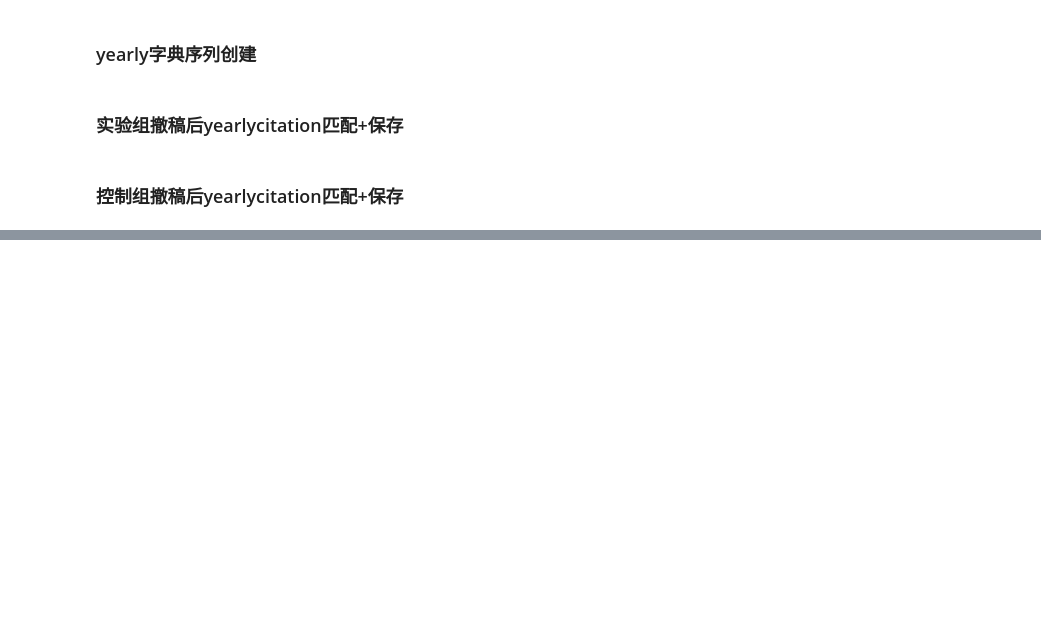
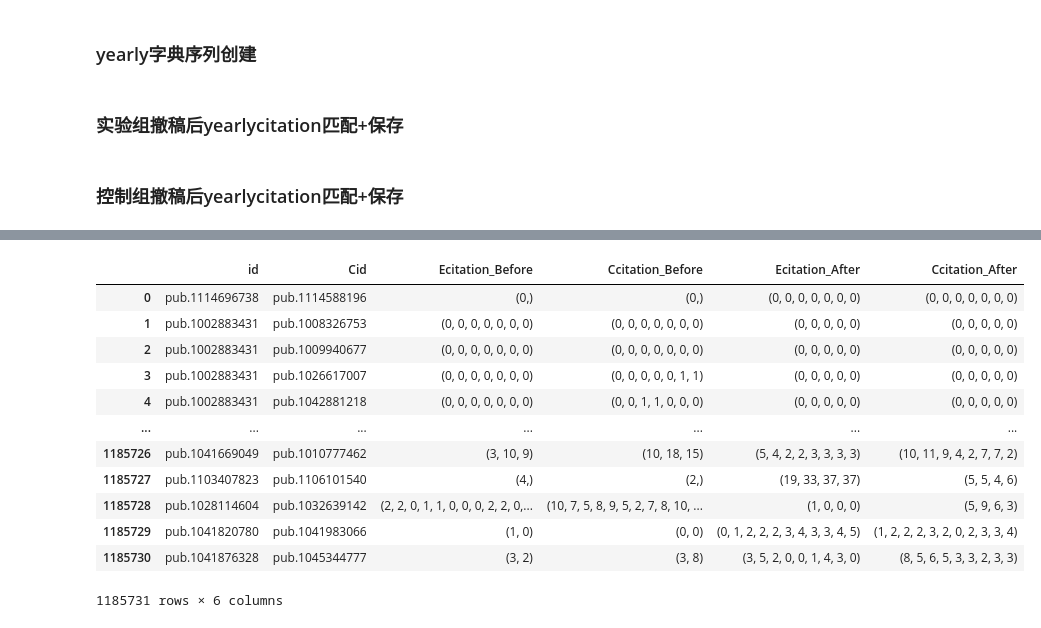
Before and after one commit to moonnotwhite30/notebook-backup, a Jupyter notebook: 2025_09_05.ipynb, the cells around one changed output, grey strips where cells are left out. Saved outputs shown, nothing was run; the diff lists cells and outputs as text; code cells hidden in the pictures; blank space fills up the shorter version.

```diff
--- a/2025_09_05.ipynb
+++ b/2025_09_05.ipynb
@@ -1466,0 +1478,14 @@ for pub in merged_Ecitation_count_BeforeRe:
+# %%
+# 控制组+撤稿前
+# 初始化控制组合并后的字典
+merged_Ccitation_count_AfterRe = defaultdict(list)
+
+# 遍历原始字典，按pub分组
+for key, value in Ccitation_count_AfterRe.items():
+    pub, year = key.rsplit('_', 1)  # 分割字符串，提取pub和年份
+    merged_Ccitation_count_AfterRe[pub].append((int(year), value))
+
+# 按年份排序，并转换为元组形式
+for pub in merged_Ccitation_count_AfterRe:
+    merged_Ccitation_count_AfterRe[pub].sort(key=lambda x: x[0])  # 根据年份排序
+    merged_Ccitation_count_AfterRe[pub] = tuple(val for _, val in merged_Ccitation_count_AfterRe[pub])
@@ -1466,0 +1494,4 @@ for pub in merged_Ecitation_count_BeforeRe:
+# %%
+#导入四维度exactly相等文件
+#模块二最终的四维度相同文件
+df_match = pd.read_csv("/Data4/yutao_wen/25.9.17/df_match.csv")
@@ -1466,0 +1514,9 @@ for pub in merged_Ecitation_count_BeforeRe:
+# %%
+#提取出对应关系列
+E_C_df = df_match[["id", "Cid"]]
+# %%
+#添加撤稿前后的yearlycitation数据
+E_C_df["Ecitation_Before"] = E_C_df["id"].map(merged_Ecitation_count_BeforeRe)
+E_C_df["Ccitation_Before"] = E_C_df["Cid"].map(merged_Ccitation_count_BeforeRe)
+E_C_df["Ecitation_After"] = E_C_df["id"].map(merged_Ecitation_count_AfterRe)
+E_C_df["Ccitation_After"] = E_C_df["Cid"].map(merged_Ccitation_count_AfterRe)
@@ -1466,0 +1539,17 @@ for pub in merged_Ecitation_count_BeforeRe:
+# %%
+#该数据即整合了
+E_C_df
+# %% [output]
+|  | id | Cid | Ecitation_Before | Ccitation_Before | Ecitation_After | Ccitation_After |
+| 0 | pub.1114696738 | pub.1114588196 | (0,) | (0,) | (0, 0, 0, 0, 0, 0, 0) | (0, 0, 0, 0, 0, 0, 0) |
+| 1 | pub.1002883431 | pub.1008326753 | (0, 0, 0, 0, 0, 0, 0) | (0, 0, 0, 0, 0, 0, 0) | (0, 0, 0, 0, 0) | (0, 0, 0, 0, 0) |
+| 2 | pub.1002883431 | pub.1009940677 | (0, 0, 0, 0, 0, 0, 0) | (0, 0, 0, 0, 0, 0, 0) | (0, 0, 0, 0, 0) | (0, 0, 0, 0, 0) |
+| 3 | pub.1002883431 | pub.1026617007 | (0, 0, 0, 0, 0, 0, 0) | (0, 0, 0, 0, 0, 1, 1) | (0, 0, 0, 0, 0) | (0, 0, 0, 0, 0) |
+| 4 | pub.1002883431 | pub.1042881218 | (0, 0, 0, 0, 0, 0, 0) | (0, 0, 1, 1, 0, 0, 0) | (0, 0, 0, 0, 0) | (0, 0, 0, 0, 0) |
+| ... | ... | ... | ... | ... | ... | ... |
+| 1185726 | pub.1041669049 | pub.1010777462 | (3, 10, 9) | (10, 18, 15) | (5, 4, 2, 2, 3, 3, 3, 3) | (10, 11, 9, 4, 2, 7, 7, 2) |
+| 1185727 | pub.1103407823 | pub.1106101540 | (4,) | (2,) | (19, 33, 37, 37) | (5, 5, 4, 6) |
+| 1185728 | pub.1028114604 | pub.1032639142 | (2, 2, 0, 1, 1, 0, 0, 0, 2, 2, 0,... | (10, 7, 5, 8, 9, 5, 2, 7, 8, 10, ... | (1, 0, 0, 0) | (5, 9, 6, 3) |
+| 1185729 | pub.1041820780 | pub.1041983066 | (1, 0) | (0, 0) | (0, 1, 2, 2, 2, 3, 4, 3, 3, 4, 5) | (1, 2, 2, 2, 3, 2, 0, 2, 3, 3, 4) |
+| 1185730 | pub.1041876328 | pub.1045344777 | (3, 2) | (3, 8) | (3, 5, 2, 0, 0, 1, 4, 3, 0) | (8, 5, 6, 5, 3, 3, 2, 3, 3) |
+1185731 rows × 6 columns
```
Also changed, not shown: parts of 19 cells of this notebook.
